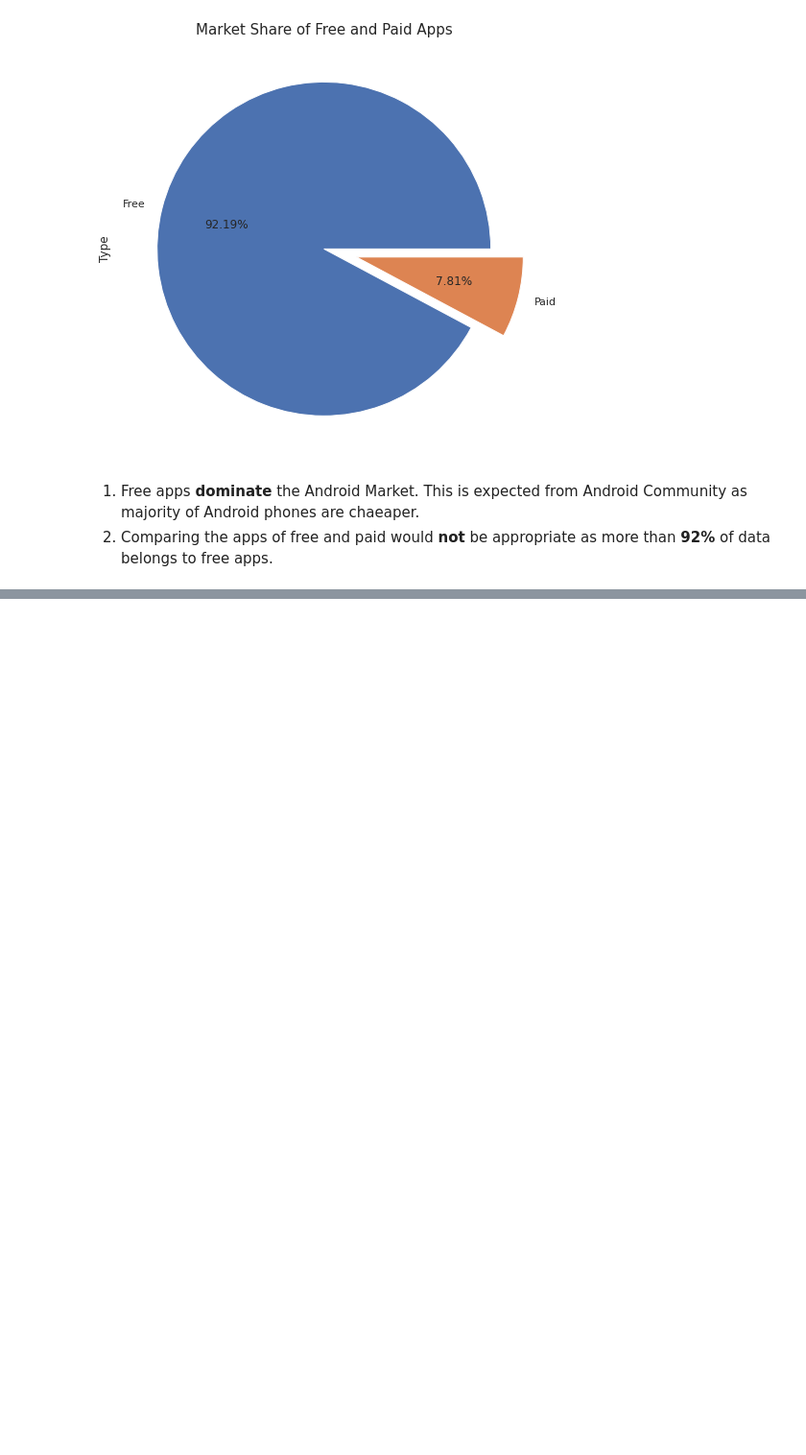
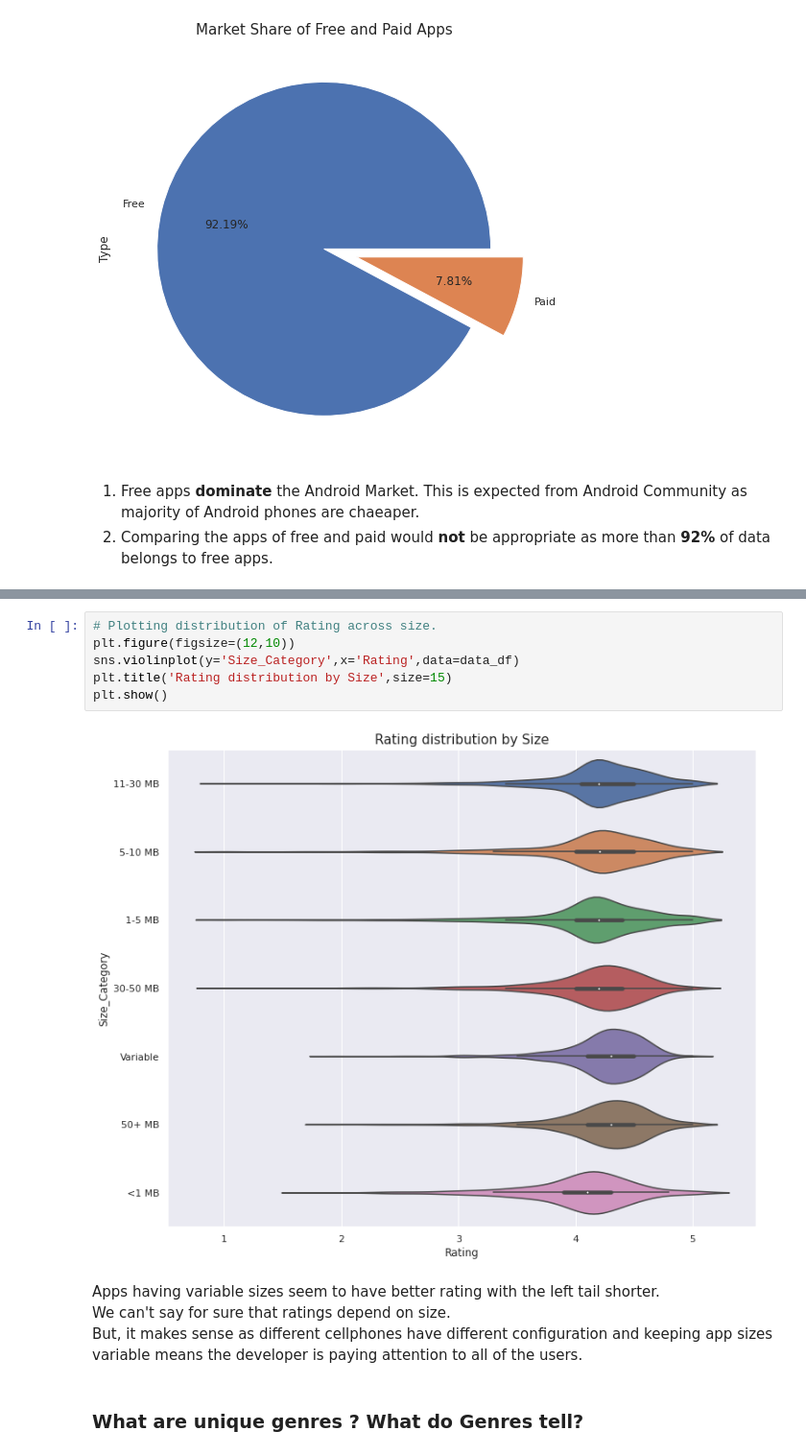
Before and after one commit to swarntam/Play_Store_App_Review_Analysis, a Jupyter notebook: Play_Store_App_Review_Analysis_Capstone_Project.ipynb, the cells around one changed output, grey strips where cells are left out. Shown at 96% size. Saved outputs shown, nothing was run; the diff lists cells and outputs as text; blank space fills up the shorter version.

```diff
--- a/Play_Store_App_Review_Analysis_Capstone_Project.ipynb
+++ b/Play_Store_App_Review_Analysis_Capstone_Project.ipynb
@@ -897,0 +1071,14 @@ plt.show()
+# %%
+# Plotting distribution of Rating across size.
+plt.figure(figsize=(12,10))
+sns.violinplot(y='Size_Category',x='Rating',data=data_df)
+plt.title('Rating distribution by Size',size=15)
+plt.show()
+# %% [output]
+[figure, added]
+# %% [markdown]
+Apps having variable sizes seem to have better rating with the left tail shorter.<br>
+We can't say for sure that ratings depend on size.<br>
+But, it makes sense as different cellphones have different configuration and keeping app sizes variable means the developer is paying attention to all of the users.
+# %% [markdown]
+### What are unique genres ? What do Genres tell?
```
Also changed, not shown: parts of 100 cells of this notebook.
